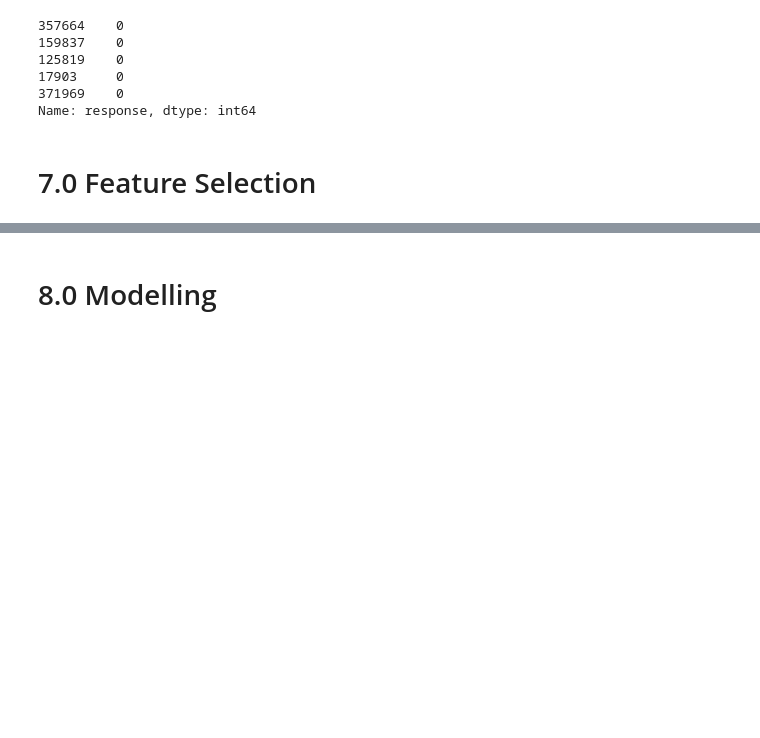
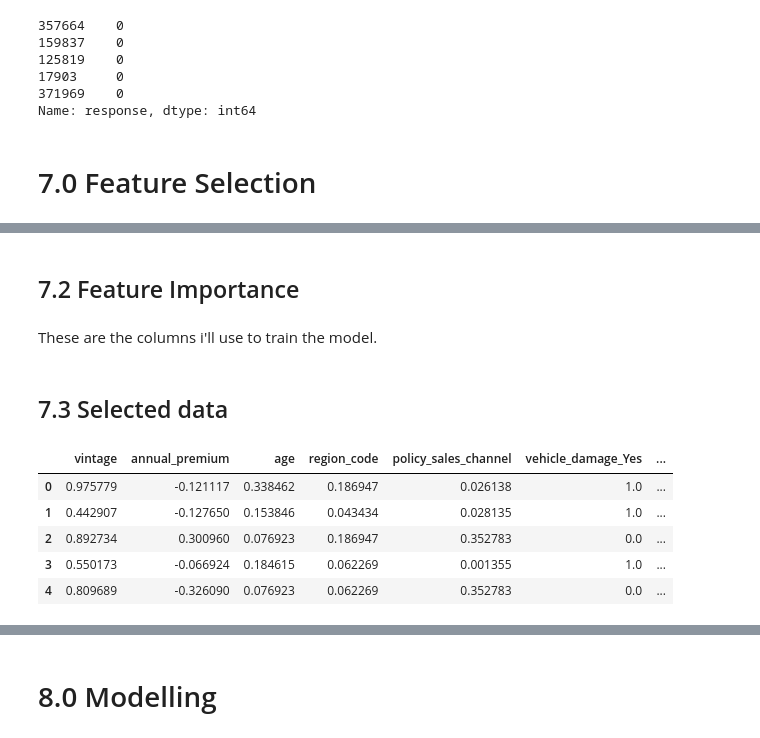
Before and after one commit to AllanCasado/health-insurance-cross-sell, a Jupyter notebook: notebooks/health_insurance_cross_sell.ipynb, the cells around one changed output, grey strips where cells are left out. Saved outputs shown, nothing was run; the diff lists cells and outputs as text; code cells hidden in the pictures; blank space fills up the shorter version.

Commit message:
started ml modelling

```diff
--- a/notebooks/health_insurance_cross_sell.ipynb
+++ b/notebooks/health_insurance_cross_sell.ipynb
@@ -1331,0 +1305,2 @@ X_test
+# %% [markdown]
+## 7.2 Feature Importance
@@ -1331,0 +1312,16 @@ X_test
+# %% [markdown]
+These are the columns i'll use to train the model.
+# %% [markdown]
+## 7.3 Selected data
+# %%
+X_train = X_train[selected_cols_fi]
+X_test = X_test[selected_cols_fi]
+
+X_train.head()
+# %% [output]
+|  | vintage | annual_premium | age | region_code | policy_sales_channel | vehicle_damage_Yes | ... |
+| 0 | 0.975779 | -0.121117 | 0.338462 | 0.186947 | 0.026138 | 1.0 | ... |
+| 1 | 0.442907 | -0.127650 | 0.153846 | 0.043434 | 0.028135 | 1.0 | ... |
+| 2 | 0.892734 | 0.300960 | 0.076923 | 0.186947 | 0.352783 | 0.0 | ... |
+| 3 | 0.550173 | -0.066924 | 0.184615 | 0.062269 | 0.001355 | 1.0 | ... |
+| 4 | 0.809689 | -0.326090 | 0.076923 | 0.062269 | 0.352783 | 0.0 | ... |
```
Also changed, not shown: parts of 21 cells of this notebook.
